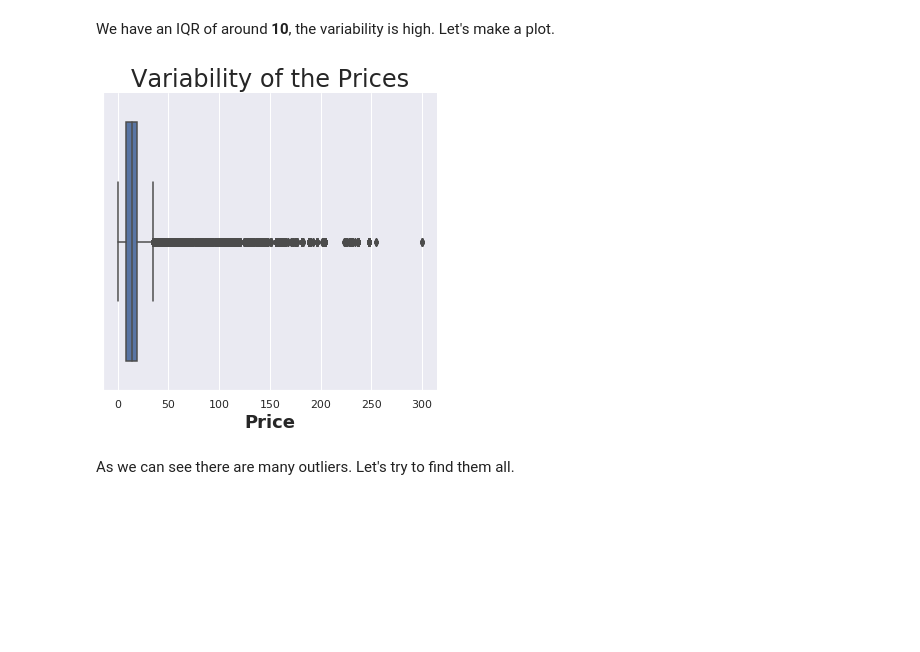
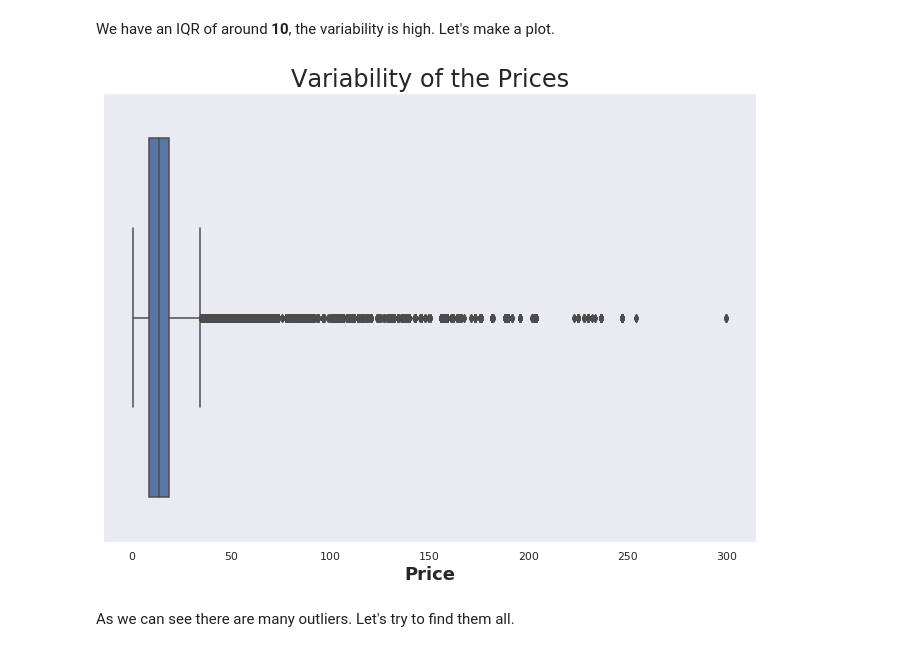
Before and after one commit to furawa/OC_data_analyst_projects, a Jupyter notebook: 02_analyze_company_sales/analyze_company_sales.ipynb, the cells around one changed output. Cells and saved outputs as stored; diff of their text form; code cells hidden in the pictures; blank space fills up the shorter version.

```diff
--- a/02_analyze_company_sales/analyze_company_sales.ipynb
+++ b/02_analyze_company_sales/analyze_company_sales.ipynb
@@ -9,10 +9,9 @@ import seaborn as sns
 import datetime
 import scipy.stats as sci
 %matplotlib inline
-sns.set_style("darkgrid")
 sns.set_palette("colorblind")
 sns.set_context("talk")
-sns.set(rc={'figure.figsize':(11.7,8.27)})
+sns.set(style = "dark", rc={'figure.figsize':(11.7,8.27)})
 # %% [markdown]
 ## Reading All Files
 # %%
@@ -447,11 +446,11 @@ iqr(sales_clean.price)
 We have an IQR of around **10**, the variability is high. Let's make a plot.
 # %%
 # Boxplot to see the variability
-sns.catplot("price", data = sales_clean, kind = "box")
+sns.boxplot("price", data = sales_clean)
 plt.title("Variability of the Prices", fontsize = 24)
 plt.xlabel("Price", fontsize = 18, fontweight = "bold");
 # %% [output]
-[figure, old version]
+[figure, new version]
 # %% [markdown]
 As we can see there are many outliers. Let's try to find them all.
 # %%
```
Also changed, not shown: parts of 1 cell of this notebook.
